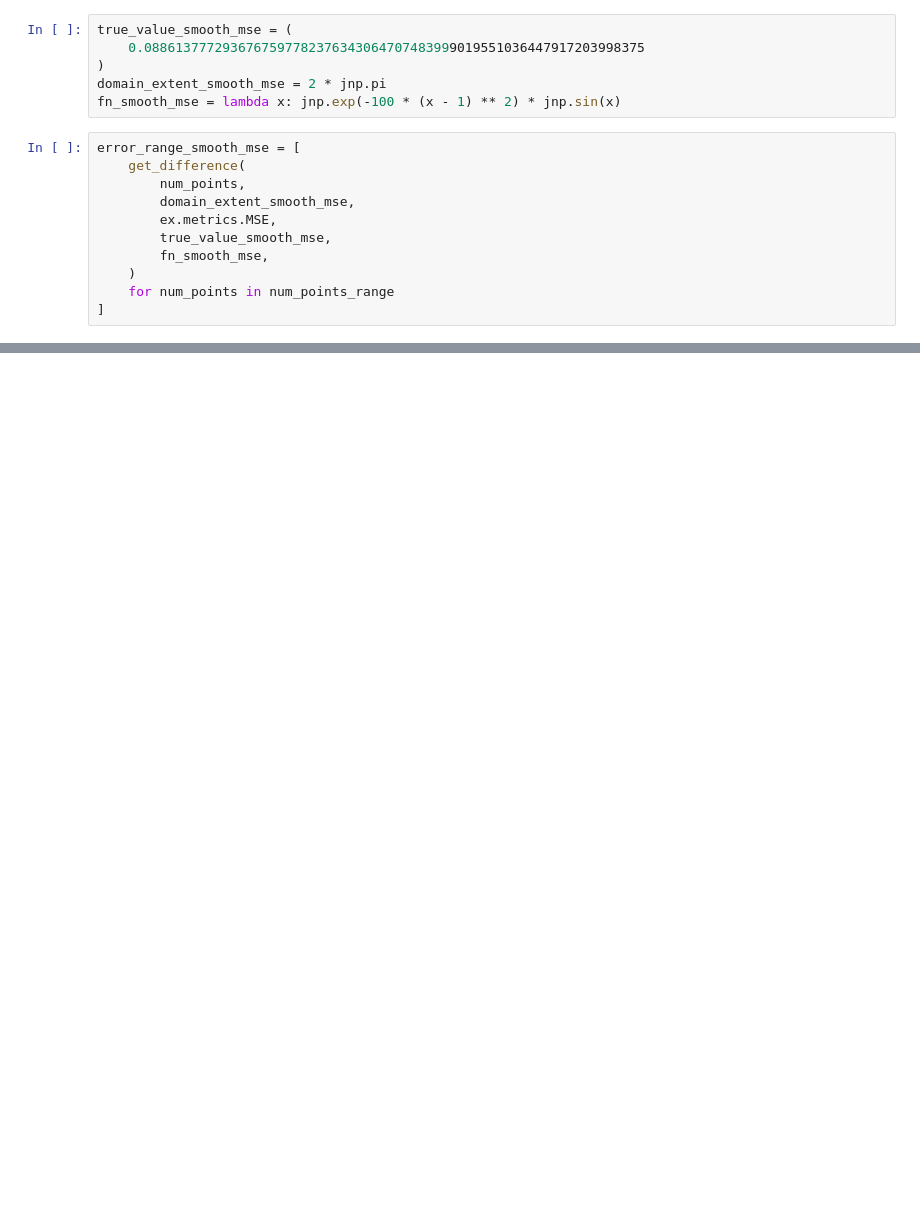
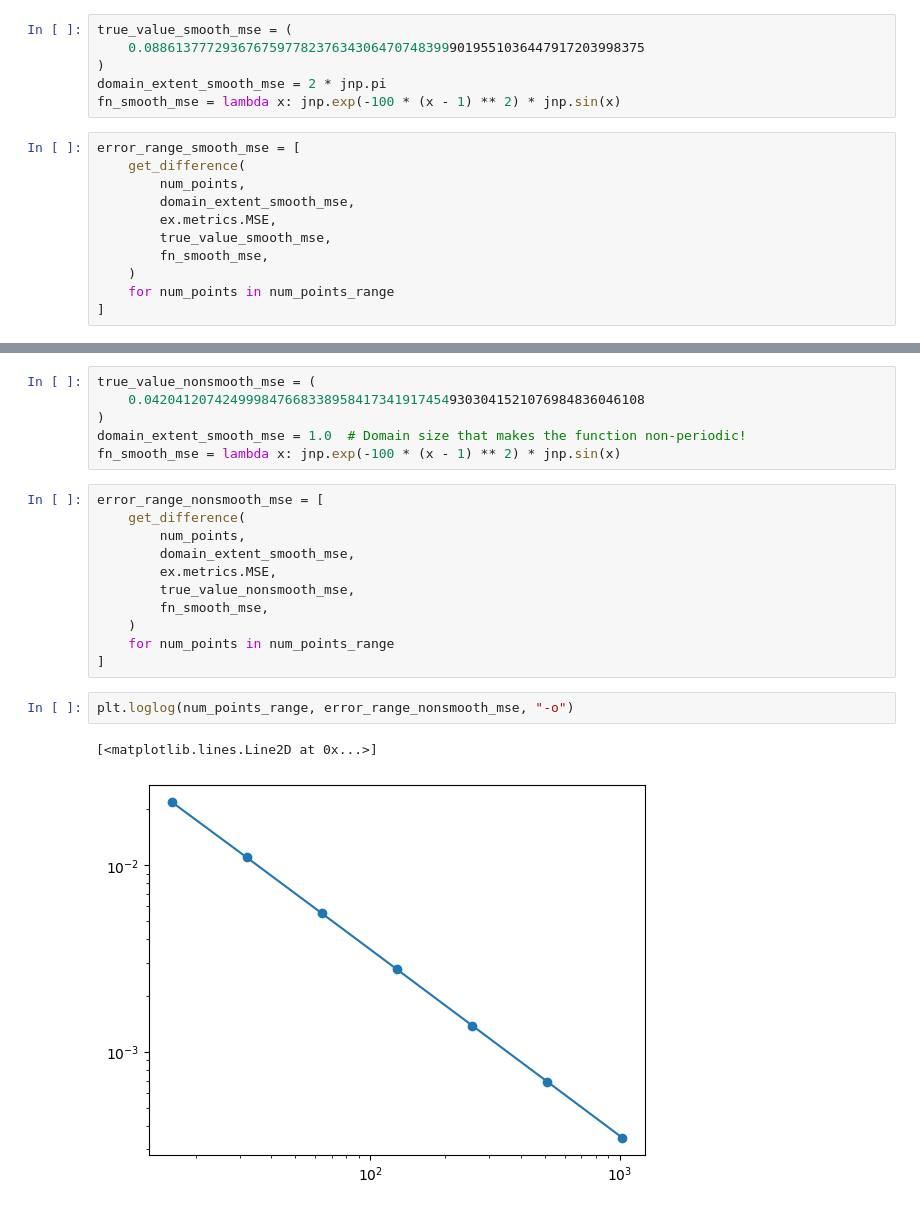
Before and after one commit to Ceyron/exponax, a Jupyter notebook: validation/metric_convergence.ipynb, the cells around one changed output, grey strips where cells are left out. Cells and saved outputs as stored; diff of their text form; blank space fills up the shorter version.

```diff
--- a/validation/metric_convergence.ipynb
+++ b/validation/metric_convergence.ipynb
@@ -184,0 +128,22 @@ plt.semilogy(num_points_range[:6], error_range[:6], "o-")
+# %%
+true_value_nonsmooth_mse = (
+    0.0420412074249998476683389584173419174549303041521076984836046108
+)
+domain_extent_smooth_mse = 1.0  # Domain size that makes the function non-periodic!
+fn_smooth_mse = lambda x: jnp.exp(-100 * (x - 1) ** 2) * jnp.sin(x)
+# %%
+error_range_nonsmooth_mse = [
+    get_difference(
+        num_points,
+        domain_extent_smooth_mse,
+        ex.metrics.MSE,
+        true_value_nonsmooth_mse,
+        fn_smooth_mse,
+    )
+    for num_points in num_points_range
+]
+# %%
+plt.loglog(num_points_range, error_range_nonsmooth_mse, "-o")
+# %% [output]
+[<matplotlib.lines.Line2D at 0x...>]
+[figure, added]
```
Also changed, not shown: parts of 47 cells of this notebook.
